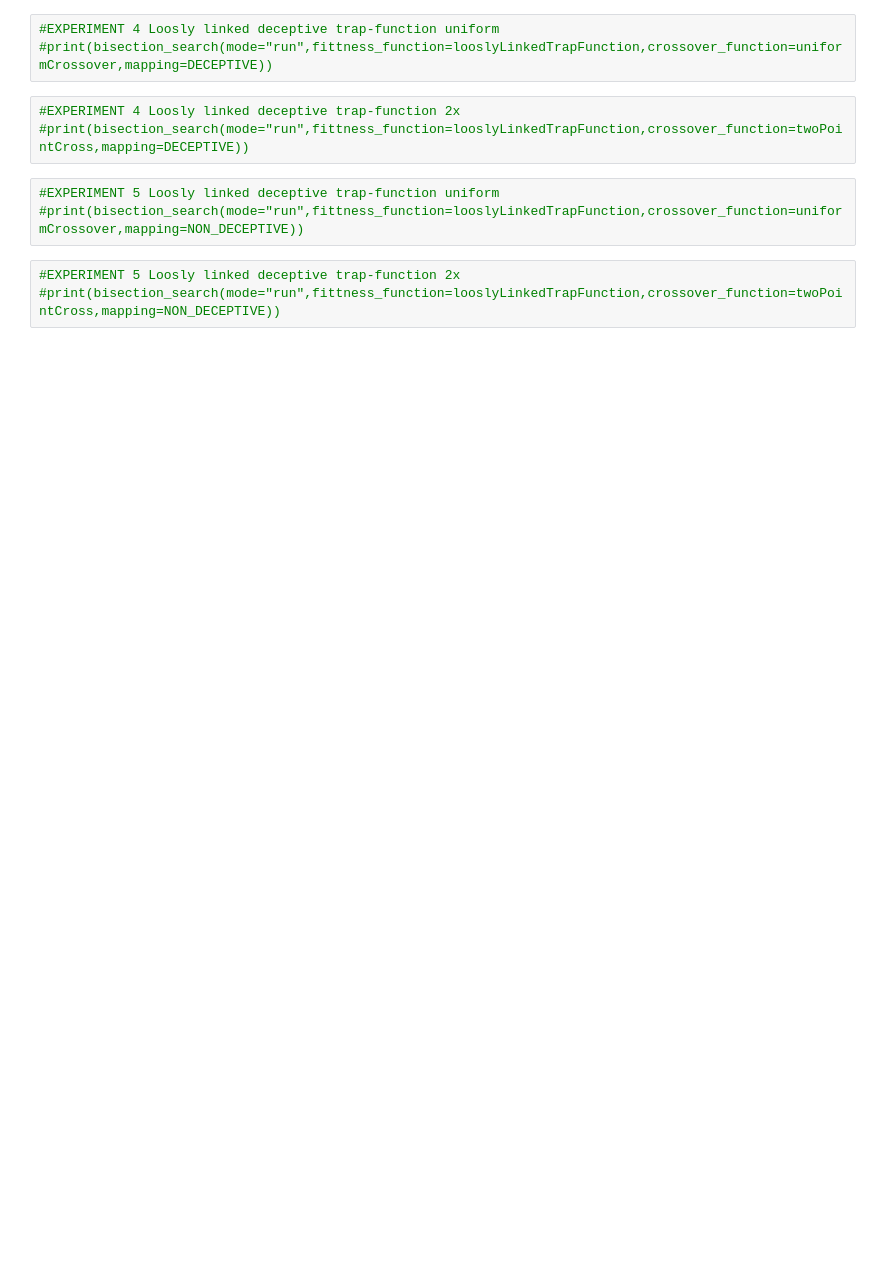
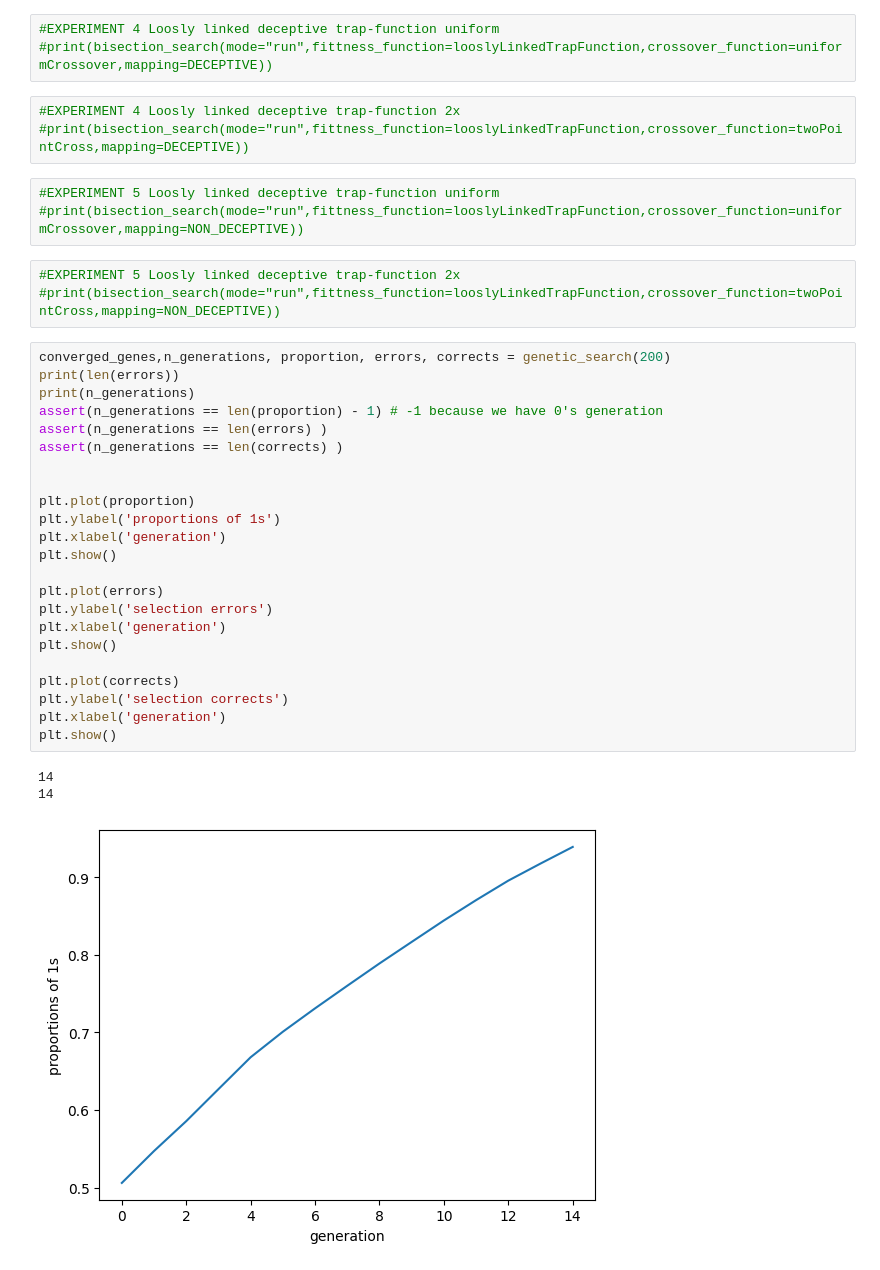
Before and after one commit to efraimdahl/EvolutionaryProgramming, a Jupyter notebook: evocomp.ipynb, the cells around one changed output. Drawn from its saved outputs; the diff is of its cells as text; blank space fills up the shorter version.

Commit message:
added measure error and correct - selection

```diff
--- a/evocomp.ipynb
+++ b/evocomp.ipynb
@@ -334,3 +354,30 @@ plt.show()
 # %%
 #EXPERIMENT 5 Loosly linked deceptive trap-function 2x
 #print(bisection_search(mode="run",fittness_function=looslyLinkedTrapFunction,crossover_function=twoPointCross,mapping=NON_DECEPTIVE))
+# %%
+converged_genes,n_generations, proportion, errors, corrects = genetic_search(200)
+print(len(errors))
+print(n_generations)
+assert(n_generations == len(proportion) - 1) # -1 because we have 0's generation
+assert(n_generations == len(errors) )
+assert(n_generations == len(corrects) )
+
+
+plt.plot(proportion)
+plt.ylabel('proportions of 1s')
+plt.xlabel('generation')
+plt.show()
+
+plt.plot(errors)
+plt.ylabel('selection errors')
+plt.xlabel('generation')
+plt.show()
+
+plt.plot(corrects)
+plt.ylabel('selection corrects')
+plt.xlabel('generation')
+plt.show()
+# %% [output]
+14
+14
+[figure, added]
```
Also changed, not shown: parts of 5 cells of this notebook.
